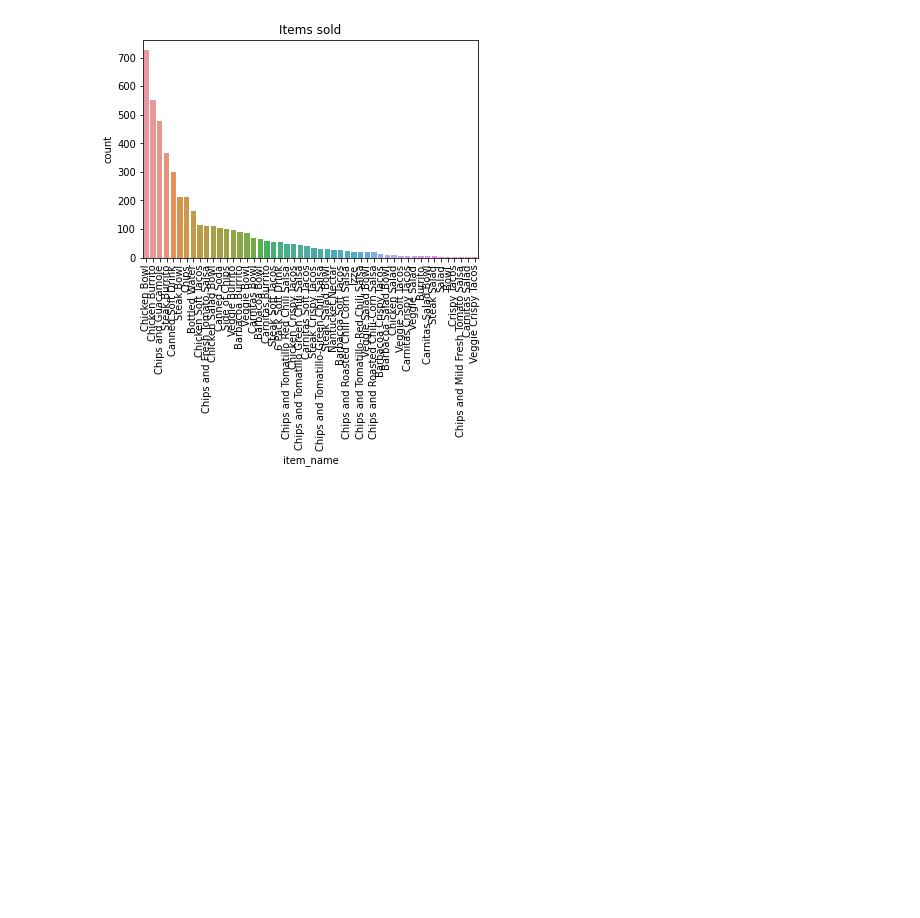
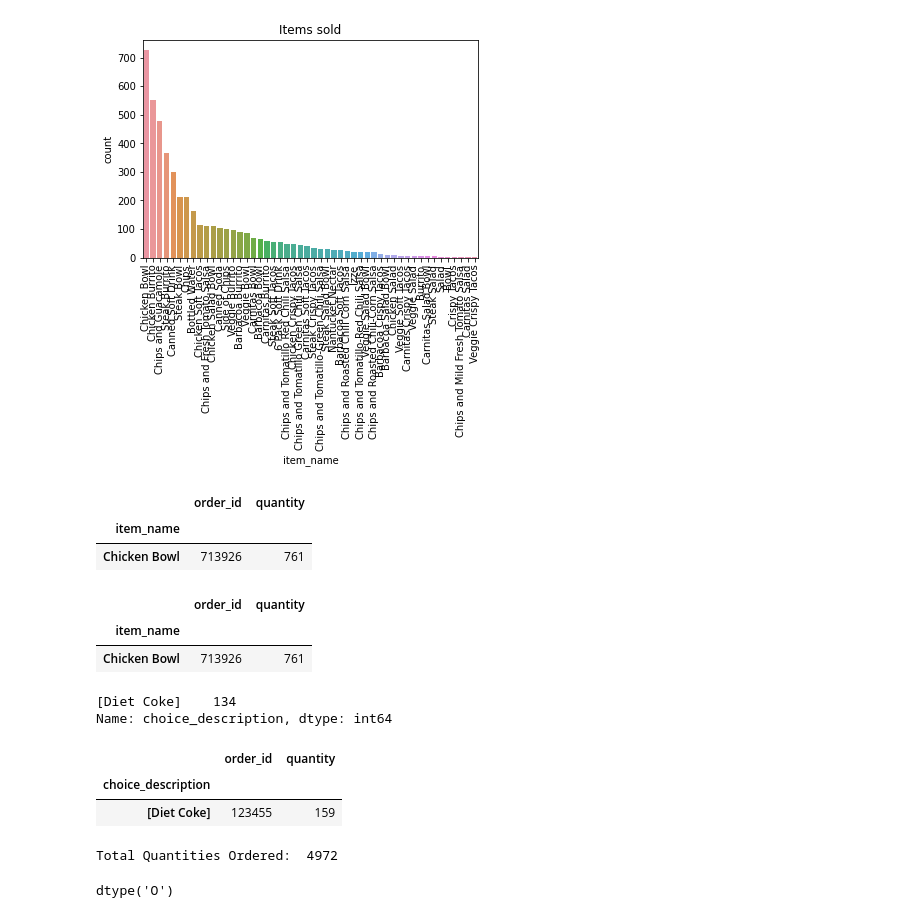
Before and after one commit to rohandawar/pandaspractise, a Jupyter notebook: Pandas_cipotle.ipynb, the cells around one changed output. Saved outputs shown, nothing was run; the diff lists cells and outputs as text; code cells hidden in the pictures; blank space fills up the shorter version.

```diff
--- a/Pandas_cipotle.ipynb
+++ b/Pandas_cipotle.ipynb
@@ -105,3 +100,51 @@ plt.xticks(rotation=90)
 plt.show()
 # %% [output]
 [figure]
+# %%
+#another method for the same.
+c = chipo.groupby('item_name')
+c = c.sum()
+c = c.sort_values(['quantity'], ascending=False)
+c.head(1)
+# %% [output]
+|  | order_id | quantity |
+| item_name |  |  |
+| Chicken Bowl | 713926 | 761 |
+# %%
+#For the most-ordered item, how many items were ordered?
+c = chipo.groupby('item_name')
+c = c.sum()
+c = c.sort_values(['quantity'], ascending=False)
+c.head(1)
+# %% [output]
+|  | order_id | quantity |
+| item_name |  |  |
+| Chicken Bowl | 713926 | 761 |
+# %%
+#What was the most ordered item in the choice_description column
+chipo['choice_description'].value_counts().head(1)
+# %% [output]
+[Diet Coke]    134
+Name: choice_description, dtype: int64
+# %%
+#another method
+cd = chipo.groupby('choice_description')
+cd = cd.sum()
+cd = cd.sort_values(['quantity'], ascending=False)
+cd.head(1)
+# %% [output]
+|  | order_id | quantity |
+| choice_description |  |  |
+| [Diet Coke] | 123455 | 159 |
+# %%
+#How many items were orderd in total?
+total_quantities = chipo['quantity'].sum()
+print('Total Quantities Ordered: ', total_quantities)
+# %% [output]
+Total Quantities Ordered:  4972
+# %%
+#Turn the item price into a float
+#Check the item price type
+chipo.item_price.dtype
+# %% [output]
+dtype('O')
```
Also changed, not shown: parts of 1 cell of this notebook.
